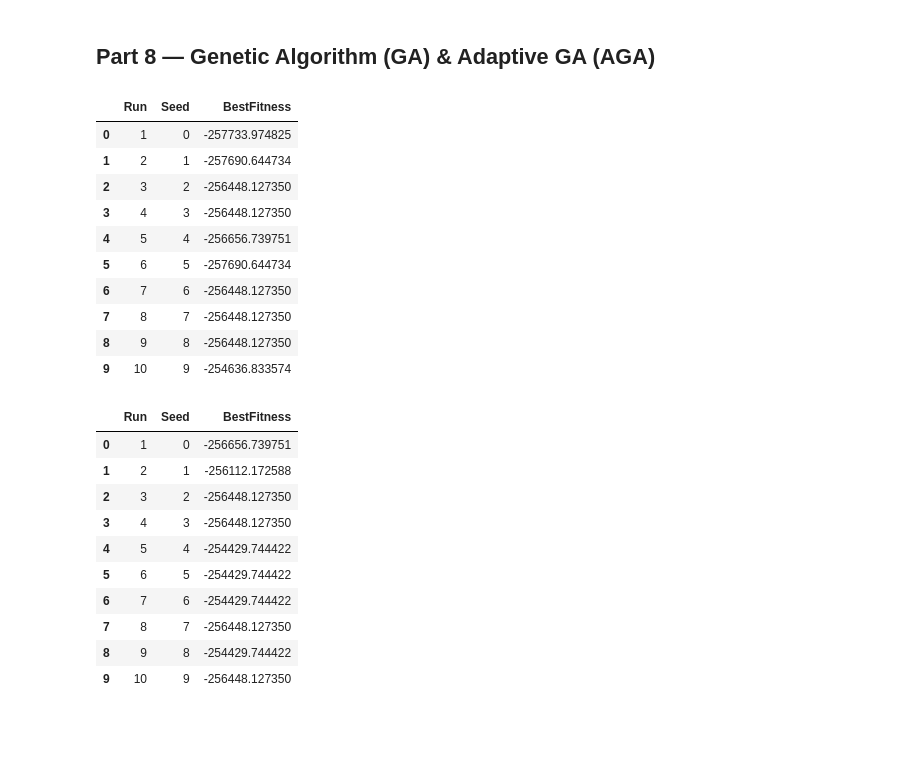
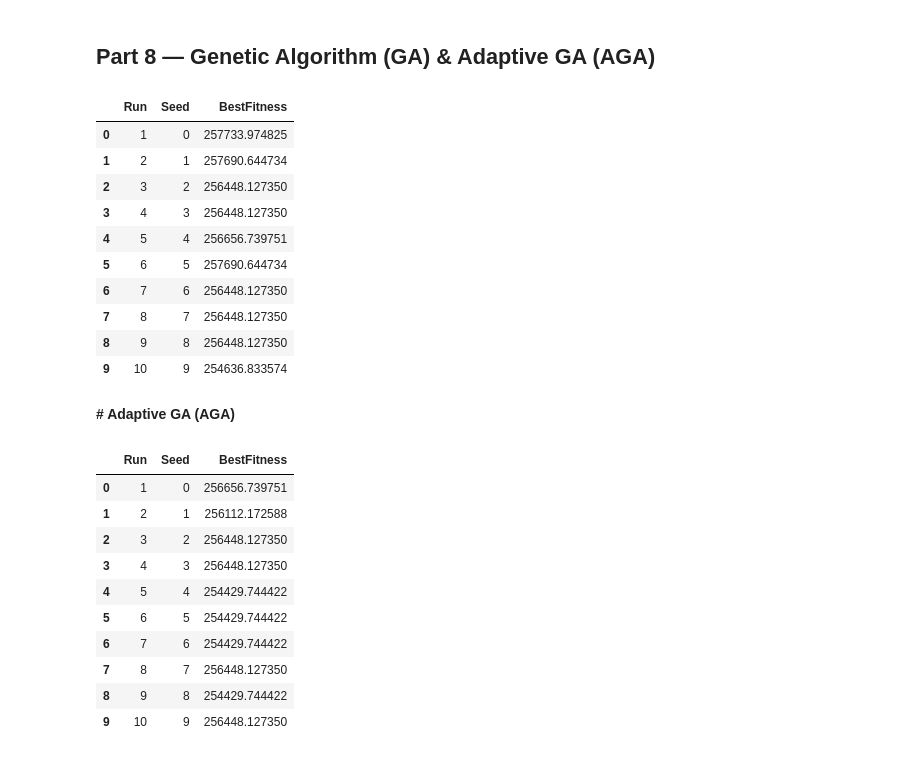
Before and after one commit to ai4smlab/Crowdsourced-LMD, a Jupyter notebook: Crowdsourced_LMD_code.ipynb, the cells around one changed output. Cells and saved outputs as stored; diff of their text form; code cells hidden in the pictures; blank space fills up the shorter version.

```diff
--- a/Crowdsourced_LMD_code.ipynb
+++ b/Crowdsourced_LMD_code.ipynb
@@ -143,9 +183,8 @@ Helpers ready.
 # %% [markdown]
 ## Part 1 — Train XGBoost and compute $P_{c,r}$
 # %%
-
 # Train/test split, scale, train XGBoost, compute acceptance probabilities
-X, y, _ml_df = load_ml_data()
+X, y, _ml_df = load_ml_data(path='/content/data for term project 242.xlsx')
 X_train, X_test, y_train, y_test = train_test_split(
     X, y, test_size=0.20, random_state=RANDOM_SEED, stratify=y if len(np.unique(y))>1 else None
 )
@@ -169,7 +208,7 @@ if JOBLIB_AVAILABLE:
     joblib.dump({"model": xgb_model, "scaler": scaler}, OUT_DIR / "xgb_model_scaler.joblib")
 
 # Load locations & sizes
-customers_df, couriers_df, centers_df, request_locations, courier_locations, center_locations = load_location_data()
+customers_df, couriers_df, centers_df, request_locations, courier_locations, center_locations = load_location_data(path='/content/3 centers 5 drivers and 40 customers Shgardi_centers_customers_and_couriers_alkhobar copy.XLS')
 num_couriers = len(courier_locations)   # expected 5
 num_centers  = len(center_locations)    # expected 3
 num_requests = len(request_locations)   # expected 40
@@ -598,0 +589,27 @@ _ = viz_assignments(sa_assignments, "SA Assignments", "sa_map.html", use_road_ne
+# %%
+import folium
+
+def viz_assignments(assignments, title="Assignments", filename="map.html", use_road_network=False):
+    """
+    assignments: list of tuples (center_coords, courier_index, request_index)
+    e.g., [( (lat_c, lon_c), courier_id, request_id ), ...]
+    """
+    # Create a base map
+    m = folium.Map(location=[24.7136, 46.6753], zoom_start=10)  # Riyadh center (adjust as needed)
+
+    # Add center and request markers
+    for (center, courier_id, request_id) in assignments:
+        folium.Marker(
+            location=center,
+            popup=f"Courier {courier_id} → Request {request_id}",
+            icon=folium.Icon(color="blue", icon="truck", prefix='fa')
+        ).add_to(m)
+
+    # Save map
+    m.save(filename)
+    print(f"✅ Map saved to {filename}")
+    return m
+
+# Visualize the single SA solution
+sa_assignments = [(center_locations[j], sa_centers[j], r) for r, j in enumerate(sa_reqs)]
+_ = viz_assignments(sa_assignments, "SA Assignments", "sa_map.html", use_road_network=True)
@@ -758,44 +767,46 @@ def tournament_select(pop, fits, k=3):
 def run_ga(seed, pop_size=50, generations=200, mut_prob=0.05, elite=1):
     random.seed(seed); np.random.seed(seed)
     population = [ga_random_candidate() for _ in range(pop_size)]
     for _ in range(generations):
         fits = [ga_fitness(ind) for ind in population]
         new_pop = []
         # elitism
         elite_idx = int(np.argmax(fits))
         for _ in range(elite):
             new_pop.append(population[elite_idx])
         # rest
         while len(new_pop) < pop_size:
             p1 = tournament_select(population, fits)
             p2 = tournament_select(population, fits)
             child = ga_crossover(p1, p2)
             child = ga_mutate(child, mut_prob)
             new_pop.append(child)
         population = new_pop
     # best
     fits = [ga_fitness(ind) for ind in population]
     best_idx = int(np.argmax(fits))
     best = population[best_idx]
     return {"seed": seed, "fitness": float(fits[best_idx]), "best": best}
 
 # GA 10 runs
 GA_runs = [run_ga(seed) for seed in range(10)]
-GA_df = pd.DataFrame([{"Run": i, "Seed": r["seed"], "BestFitness": r["fitness"]} for i, r in enumerate(GA_runs, 1)])
+GA_df = pd.DataFrame([{"Run": i, "Seed": r["seed"], "BestFitness": -r["fitness"]} for i, r in enumerate(GA_runs, 1)])
 GA_df.to_csv(OUT_DIR / "ga_summary.csv", index=False)
 GA_df
 # %% [output]
 |  | Run | Seed | BestFitness |
-| 0 | 1 | 0 | -257733.974825 |
-| 1 | 2 | 1 | -257690.644734 |
-| 2 | 3 | 2 | -256448.127350 |
-| 3 | 4 | 3 | -256448.127350 |
-| 4 | 5 | 4 | -256656.739751 |
-| 5 | 6 | 5 | -257690.644734 |
-| 6 | 7 | 6 | -256448.127350 |
-| 7 | 8 | 7 | -256448.127350 |
-| 8 | 9 | 8 | -256448.127350 |
-| 9 | 10 | 9 | -254636.833574 |
+| 0 | 1 | 0 | 257733.974825 |
+| 1 | 2 | 1 | 257690.644734 |
+| 2 | 3 | 2 | 256448.127350 |
+| 3 | 4 | 3 | 256448.127350 |
+| 4 | 5 | 4 | 256656.739751 |
+| 5 | 6 | 5 | 257690.644734 |
+| 6 | 7 | 6 | 256448.127350 |
+| 7 | 8 | 7 | 256448.127350 |
+| 8 | 9 | 8 | 256448.127350 |
+| 9 | 10 | 9 | 254636.833574 |
+# %% [markdown]
+**# Adaptive GA (AGA)**
 # %%
 def population_diversity(pop):
     req_sig = {"".join(map(str, ind[1])) for ind in pop}
@@ -848,18 +859,18 @@ def run_aga(seed, pop_size=50, generations=200, mut_p_init=0.05, elite=1,
 
 # AGA 10 runs
 AGA_runs = [run_aga(seed) for seed in range(10)]
-AGA_df = pd.DataFrame([{"Run": i, "Seed": r["seed"], "BestFitness": r["fitness"]} for i, r in enumerate(AGA_runs, 1)])
+AGA_df = pd.DataFrame([{"Run": i, "Seed": r["seed"], "BestFitness": -r["fitness"]} for i, r in enumerate(AGA_runs, 1)])
 AGA_df.to_csv(OUT_DIR / "aga_summary.csv", index=False)
 AGA_df
 # %% [output]
 |  | Run | Seed | BestFitness |
-| 0 | 1 | 0 | -256656.739751 |
-| 1 | 2 | 1 | -256112.172588 |
-| 2 | 3 | 2 | -256448.127350 |
-| 3 | 4 | 3 | -256448.127350 |
-| 4 | 5 | 4 | -254429.744422 |
-| 5 | 6 | 5 | -254429.744422 |
-| 6 | 7 | 6 | -254429.744422 |
-| 7 | 8 | 7 | -256448.127350 |
-| 8 | 9 | 8 | -254429.744422 |
-| 9 | 10 | 9 | -256448.127350 |
+| 0 | 1 | 0 | 256656.739751 |
+| 1 | 2 | 1 | 256112.172588 |
+| 2 | 3 | 2 | 256448.127350 |
+| 3 | 4 | 3 | 256448.127350 |
+| 4 | 5 | 4 | 254429.744422 |
+| 5 | 6 | 5 | 254429.744422 |
+| 6 | 7 | 6 | 254429.744422 |
+| 7 | 8 | 7 | 256448.127350 |
+| 8 | 9 | 8 | 254429.744422 |
+| 9 | 10 | 9 | 256448.127350 |
```
Also changed, not shown: parts of 17 cells of this notebook.
